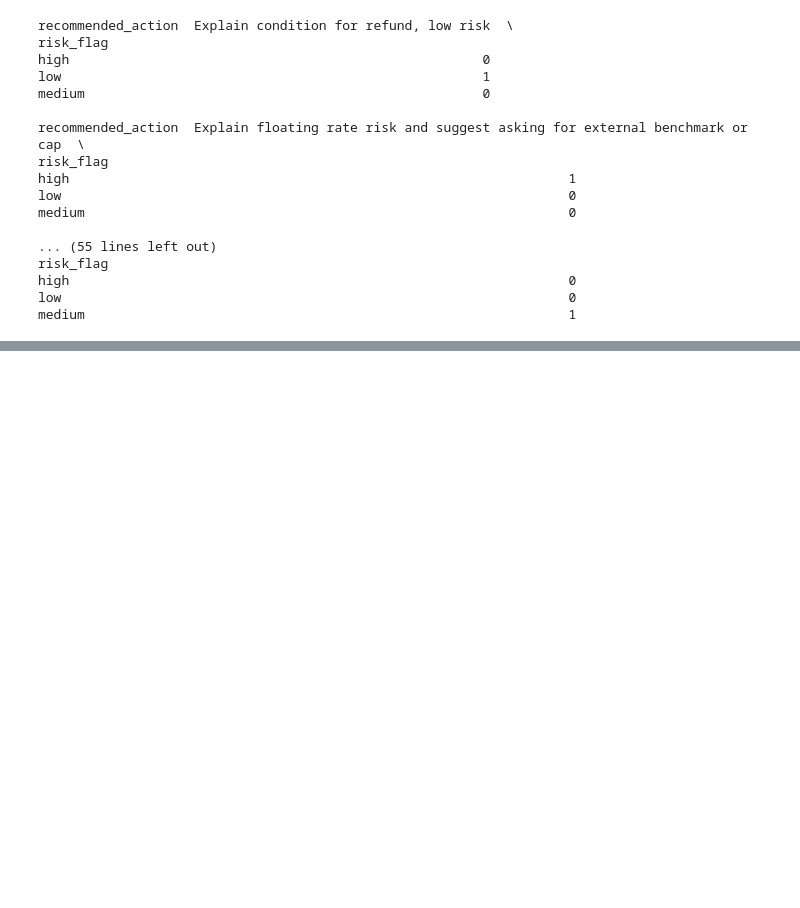
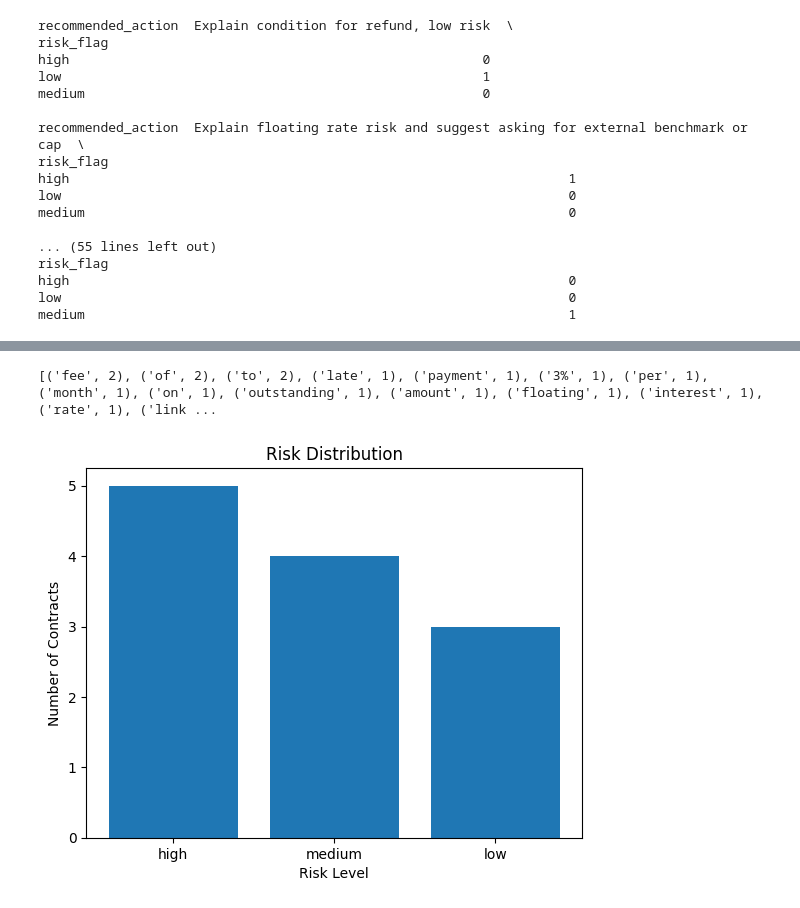
Before and after one commit to springboardmentor74219x/infosys-carlease-contract-ai-group2, a Jupyter notebook: notebook/W2_assignment_sathsreehari-k.ipynb, the cells around one changed output, grey strips where cells are left out. Cells and saved outputs as stored; diff of their text form; code cells hidden in the pictures; blank space fills up the shorter version.

```diff
--- a/notebook/W2_assignment_sathsreehari-k.ipynb
+++ b/notebook/W2_assignment_sathsreehari-k.ipynb
@@ -134,0 +140,3 @@ medium                                                              1
+# %%
+df['contract_length'] = df['clause_summary'].apply(lambda x: len(str(x).split()))
+df['contract_length'].head(20)
@@ -134,0 +157,6 @@ medium                                                              1
+# %%
+keywords = ['fee', 'penalty', 'late', 'extra']
+df['hidden_charges_flag'] = df['clause_summary'].str.lower().apply(
+    lambda text: any(word in text for word in keywords)
+)
+df['hidden_charges_flag'].head(20)
@@ -134,0 +177,20 @@ medium                                                              1
+# %%
+high_risk_text = " ".join(df[df['risk_flag'] == 'high']['clause_summary'].astype(str).str.lower())
+words = high_risk_text.split()
+from collections import Counter
+word_freq = Counter(words)
+top_words = word_freq.most_common(15)
+print(top_words)
+# %% [output]
+[('fee', 2), ('of', 2), ('to', 2), ('late', 1), ('payment', 1), ('3%', 1), ('per', 1), ('month', 1), ('on', 1), ('outstanding', 1), ('amount', 1), ('floating', 1), ('interest', 1), ('rate', 1), ('link ...
+# %%
+
+risk_counts = df['risk_flag'].value_counts()
+
+plt.bar(risk_counts.index, risk_counts.values)
+plt.xlabel("Risk Level")
+plt.ylabel("Number of Contracts")
+plt.title("Risk Distribution")
+plt.show()
+# %% [output]
+[figure, added]
```
Also changed, not shown: parts of 5 cells of this notebook.
